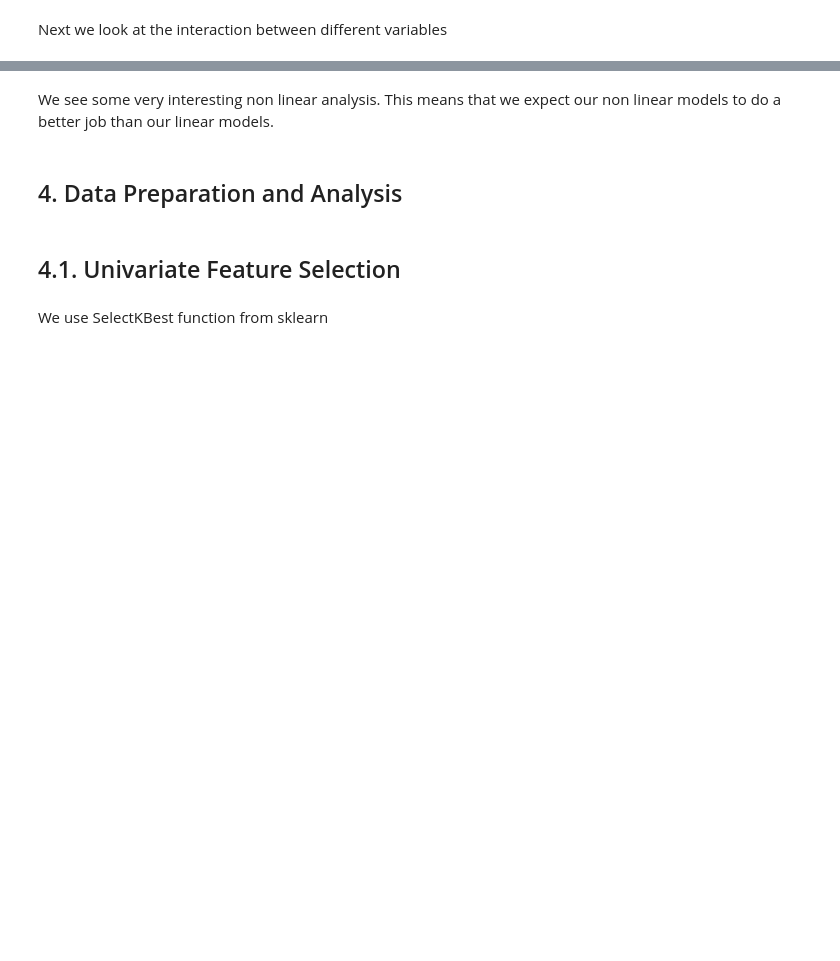
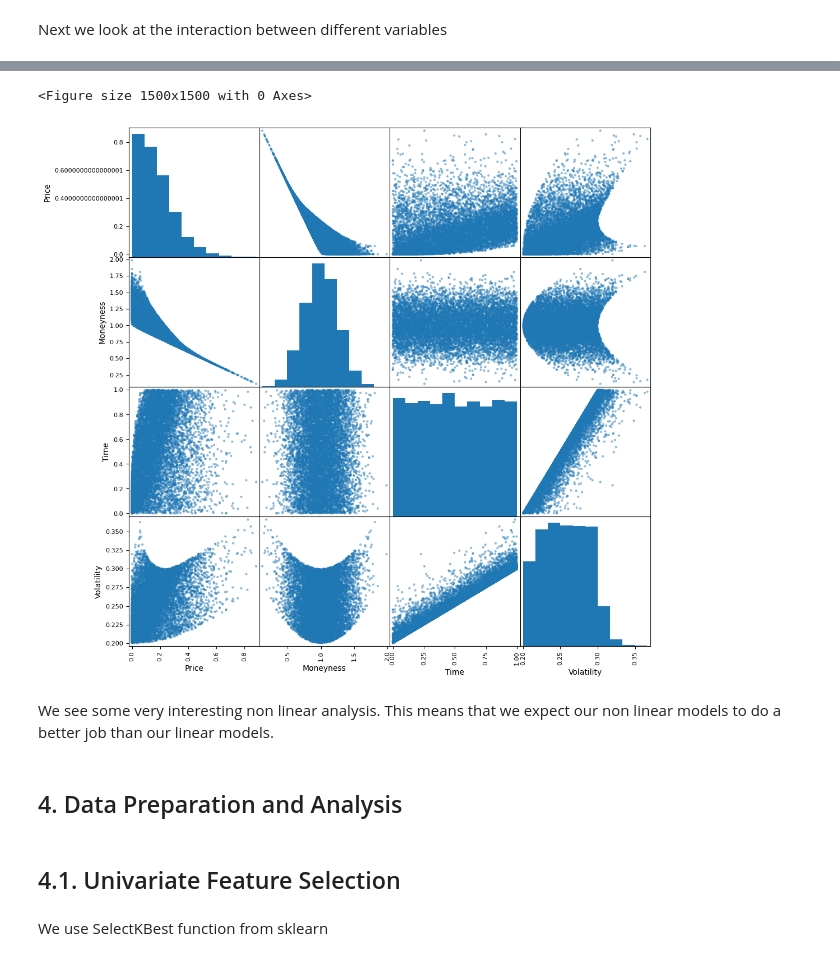
Before and after one commit to will-i-amv-books/ml-and-ds-blueprints-for-finance, a Jupyter notebook: chapter05/Case_Study_2_Derivatives_Pricing/DerivativesPricing.ipynb, the cells around one changed output, grey strips where cells are left out. Saved outputs shown, nothing was run; the diff lists cells and outputs as text; code cells hidden in the pictures; blank space fills up the shorter version.

```diff
--- a/chapter05/Case_Study_2_Derivatives_Pricing/DerivativesPricing.ipynb
+++ b/chapter05/Case_Study_2_Derivatives_Pricing/DerivativesPricing.ipynb
@@ -214,3 +207,8 @@ pyplot.show()
+# %%
+show_scatter_matrix(dataset)
+# %% [output]
+<Figure size 1500x1500 with 0 Axes>
+[figure, added]
 # %% [markdown]
 We see some very interesting non linear analysis. This means that we expect our non linear models to do a better job than our linear models.
 # %% [markdown]
```
Also changed, not shown: parts of 22 cells of this notebook, 4 other files.
